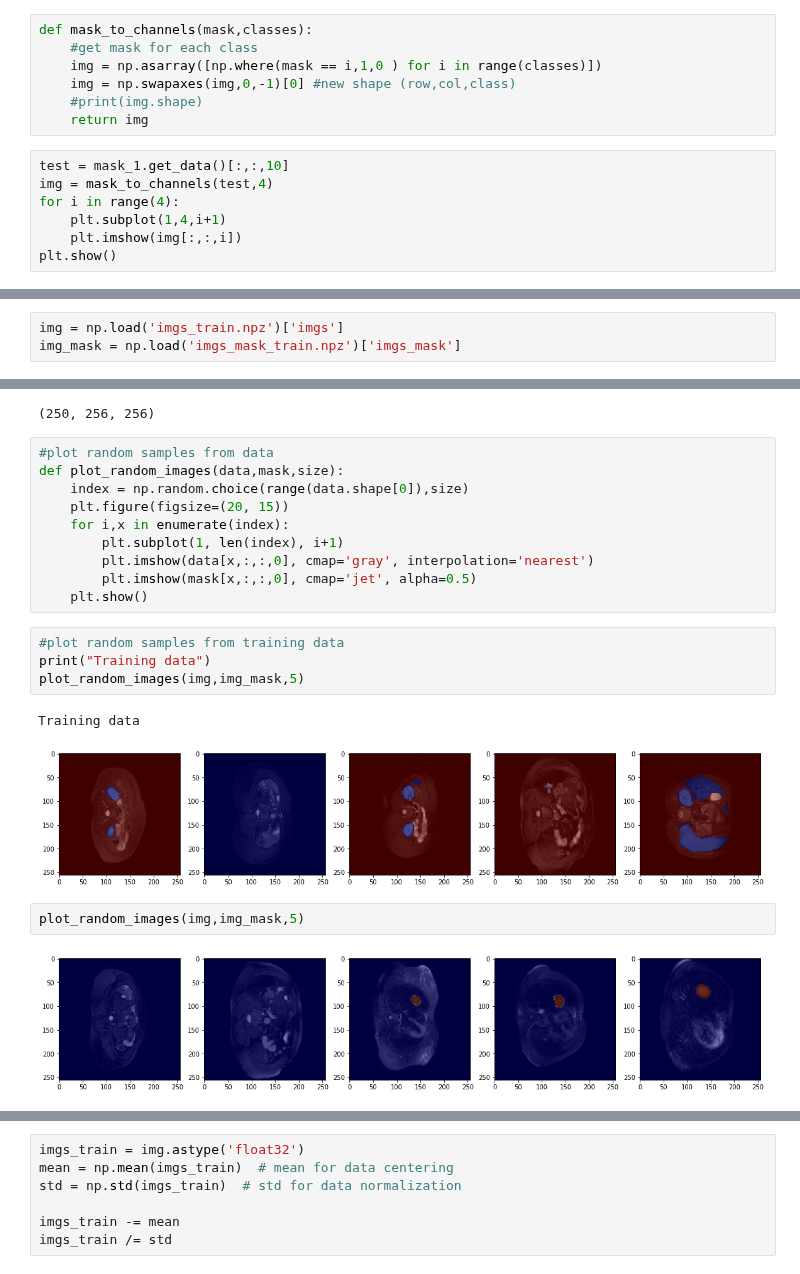
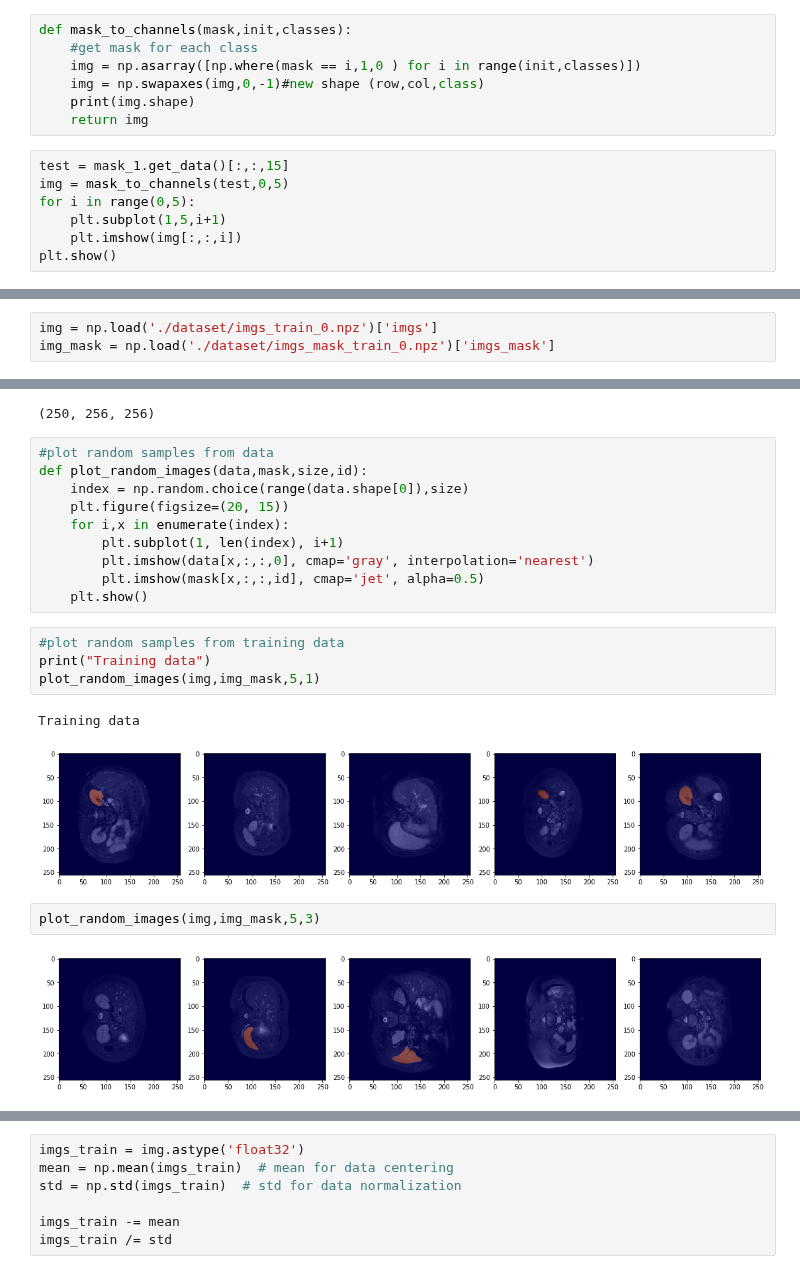
Before and after one commit to Eclair600/ultrasound-nerve-segmentation, a Jupyter notebook: notebook_test.ipynb, the cells around one changed output, grey strips where cells are left out. Cells and saved outputs as stored; diff of their text form.

```diff
--- a/notebook_test.ipynb
+++ b/notebook_test.ipynb
@@ -33,15 +37,15 @@ print(np.unique(mask_1.get_data()[:,:,10]))
 # %%
-def mask_to_channels(mask,classes):
+def mask_to_channels(mask,init,classes):
     #get mask for each class
-    img = np.asarray([np.where(mask == i,1,0 ) for i in range(classes)])
-    img = np.swapaxes(img,0,-1)[0] #new shape (row,col,class)
-    #print(img.shape)
+    img = np.asarray([np.where(mask == i,1,0 ) for i in range(init,classes)])
+    img = np.swapaxes(img,0,-1)#new shape (row,col,class)
+    print(img.shape)
     return img
 # %%
-test = mask_1.get_data()[:,:,10]
-img = mask_to_channels(test,4)
-for i in range(4):
-    plt.subplot(1,4,i+1)
+test = mask_1.get_data()[:,:,15]
+img = mask_to_channels(test,0,5)
+for i in range(0,5):
+    plt.subplot(1,5,i+1)
     plt.imshow(img[:,:,i])
 plt.show()
 # %% [output]
@@ -83,8 +101,8 @@ Final shape (250, 256, 256, 1),(250, 256, 256, 4)
 # %% [markdown]
 ### plot images
 # %%
-img = np.load('imgs_train.npz')['imgs']
-img_mask = np.load('imgs_mask_train.npz')['imgs_mask']
+img = np.load('./dataset/imgs_train_0.npz')['imgs']
+img_mask = np.load('./dataset/imgs_mask_train_0.npz')['imgs_mask']
 # %%
 img[:,:,:].shape
 # %% [output]
@@ -95,22 +113,22 @@ img[:,:,:,0].shape
 (250, 256, 256)
 # %%
 #plot random samples from data
-def plot_random_images(data,mask,size):
+def plot_random_images(data,mask,size,id):
     index = np.random.choice(range(data.shape[0]),size)
     plt.figure(figsize=(20, 15))
     for i,x in enumerate(index):
         plt.subplot(1, len(index), i+1)
         plt.imshow(data[x,:,:,0], cmap='gray', interpolation='nearest')
-        plt.imshow(mask[x,:,:,0], cmap='jet', alpha=0.5)
+        plt.imshow(mask[x,:,:,id], cmap='jet', alpha=0.5)
     plt.show()
 # %%
 #plot random samples from training data
 print("Training data")
-plot_random_images(img,img_mask,5)
+plot_random_images(img,img_mask,5,1)
 # %% [output]
 Training data
-[figure, old version]
+[figure, new version]
 # %%
-plot_random_images(img,img_mask,5)
+plot_random_images(img,img_mask,5,3)
 # %% [output]
-[figure, old version]
+[figure, new version]
```
Also changed, not shown: parts of 23 cells of this notebook, 8 other files.
